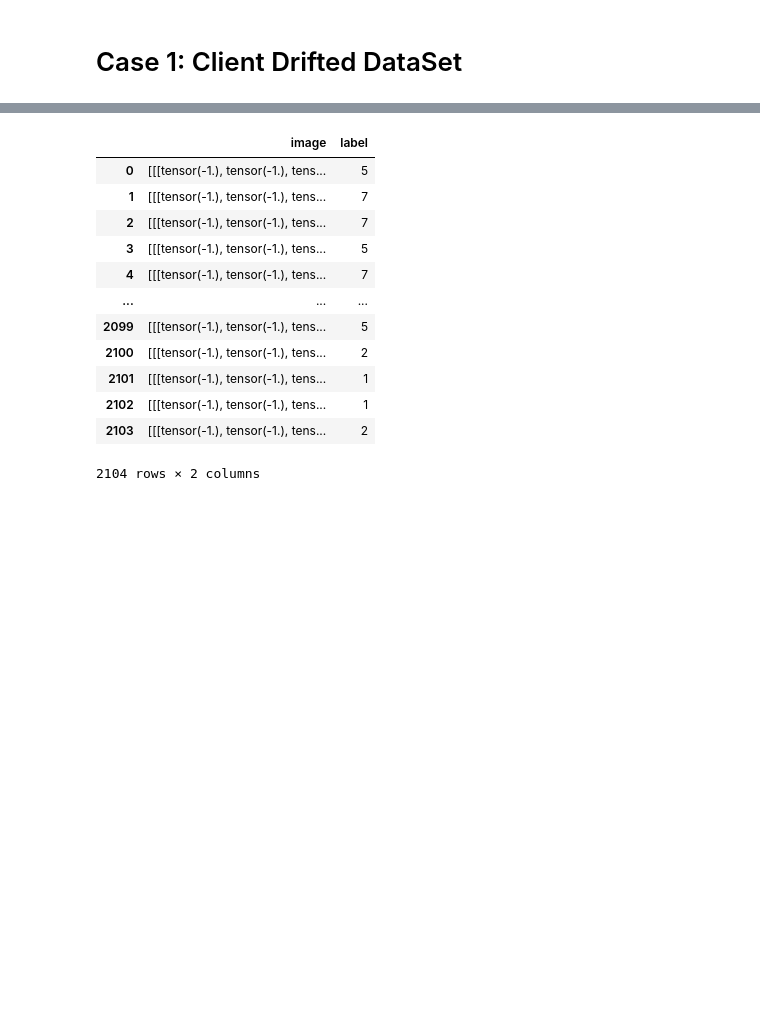
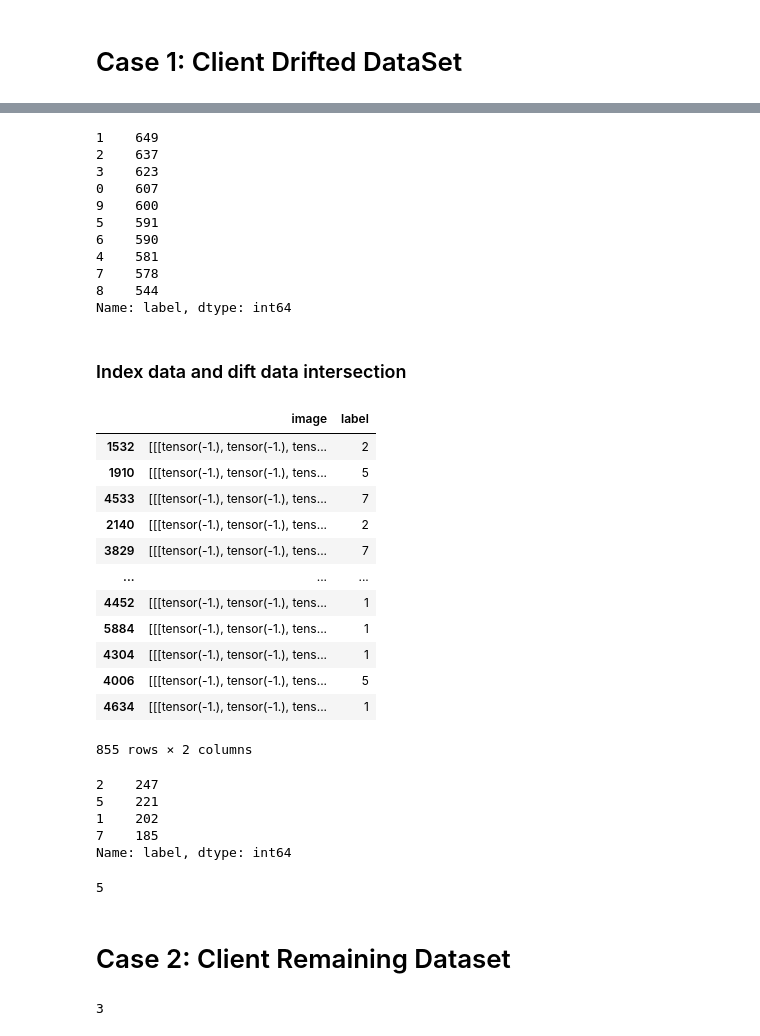
Before and after one commit to Encore7/FedRRT_CD, a Jupyter notebook: Analysis.ipynb, the cells around one changed output, grey strips where cells are left out. Drawn from its saved outputs; the diff is of its cells as text; code cells hidden in the pictures; blank space fills up the shorter version.

```diff
--- a/Analysis.ipynb
+++ b/Analysis.ipynb
@@ -134,18 +174,46 @@ for client_folder, train_df in drift_client_train_datasets.items():
 # %%
-drift_client_train_datasets['client_1']
+drift_client_train_datasets['client_1'].label.value_counts()
 # %% [output]
-|  | image | label |
-| 0 | [[[tensor(-1.), tensor(-1.), tens... | 5 |
-| 1 | [[[tensor(-1.), tensor(-1.), tens... | 7 |
-| 2 | [[[tensor(-1.), tensor(-1.), tens... | 7 |
-| 3 | [[[tensor(-1.), tensor(-1.), tens... | 5 |
-| 4 | [[[tensor(-1.), tensor(-1.), tens... | 7 |
-| ... | ... | ... |
-| 2099 | [[[tensor(-1.), tensor(-1.), tens... | 5 |
-| 2100 | [[[tensor(-1.), tensor(-1.), tens... | 2 |
-| 2101 | [[[tensor(-1.), tensor(-1.), tens... | 1 |
-| 2102 | [[[tensor(-1.), tensor(-1.), tens... | 1 |
-| 2103 | [[[tensor(-1.), tensor(-1.), tens... | 2 |
-2104 rows × 2 columns
+1    649
+2    637
+3    623
+0    607
+9    600
+5    591
+6    590
+4    581
+7    578
+8    544
+Name: label, dtype: int64
+# %% [markdown]
+### Index data and dift data intersection
+# %%
+drift_client_train_datasets['client_1'].iloc[list(dict.fromkeys(drift_client_train_json['client_1']))]
+# %% [output]
+|  | image | label |
+| 1532 | [[[tensor(-1.), tensor(-1.), tens... | 2 |
+| 1910 | [[[tensor(-1.), tensor(-1.), tens... | 5 |
+| 4533 | [[[tensor(-1.), tensor(-1.), tens... | 7 |
+| 2140 | [[[tensor(-1.), tensor(-1.), tens... | 2 |
+| 3829 | [[[tensor(-1.), tensor(-1.), tens... | 7 |
+| ... | ... | ... |
+| 4452 | [[[tensor(-1.), tensor(-1.), tens... | 1 |
+| 5884 | [[[tensor(-1.), tensor(-1.), tens... | 1 |
+| 4304 | [[[tensor(-1.), tensor(-1.), tens... | 1 |
+| 4006 | [[[tensor(-1.), tensor(-1.), tens... | 5 |
+| 4634 | [[[tensor(-1.), tensor(-1.), tens... | 1 |
+855 rows × 2 columns
+# %%
+drift_client_train_datasets['client_1'].iloc[list(dict.fromkeys(drift_client_train_json['client_1']))].label.value_counts()
+# %% [output]
+2    247
+5    221
+1    202
+7    185
+Name: label, dtype: int64
+# %%
+drift_client_train_datasets['client_1']['label'][1910]
+# %% [output]
+5
 # %%
 to_pil = transforms.ToPILImage()
@@ -153,3 +221,12 @@ pil_image = to_pil(drift_client_train_datasets['client_1']['image'][4])
 
 # Show the image
 pil_image.show()
+# %% [markdown]
+# Case 2: Client Remaining Dataset
+# %%
+drift_rem_client_dataset_path = r"/Users/amankumar/Documents/MS/Sem3/Masters Project/FedRRT_CD/src/data/clients_remaining_dataset"
+drift_rem_folder = [f for f in os.listdir(drift_rem_client_dataset_path) if os.path.isdir(os.path.join(drift_rem_client_dataset_path, f))]
+num_rem_drifted_clients = len(drift_rem_folder)
+num_rem_drifted_clients
+# %% [output]
+3
```
Also changed, not shown: parts of 25 cells of this notebook, 2 other files.
